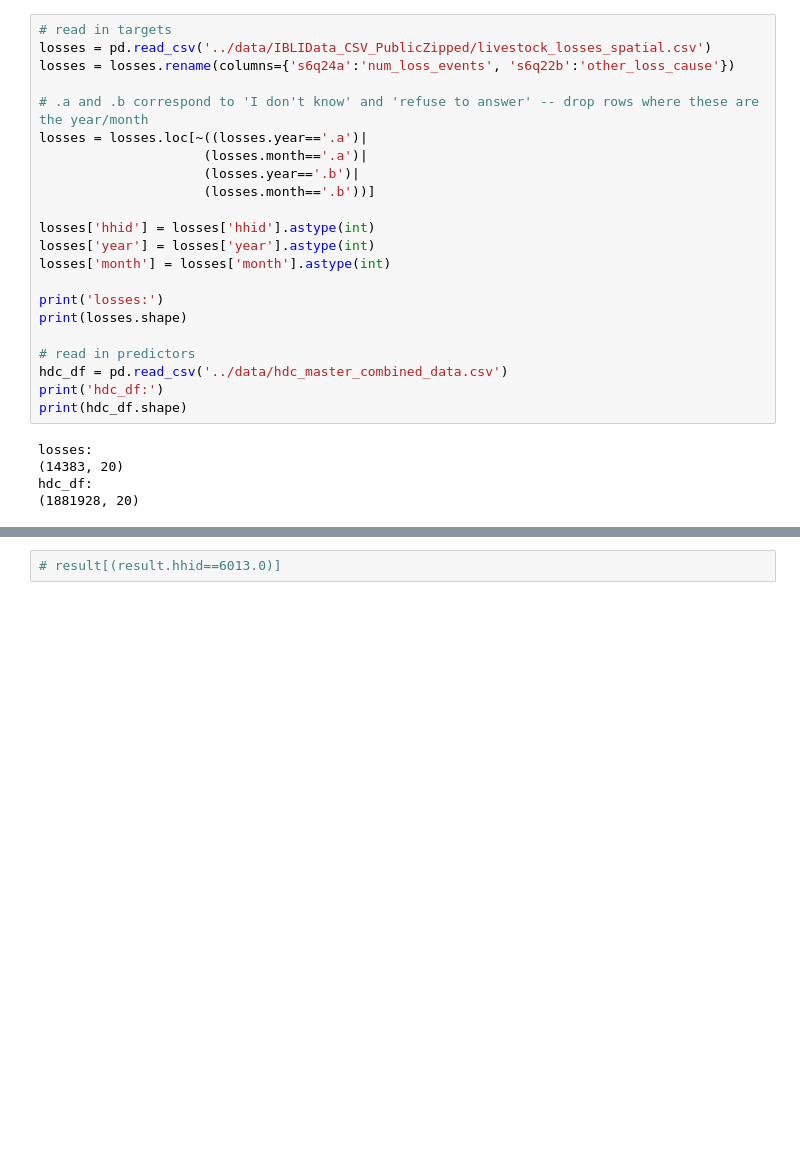
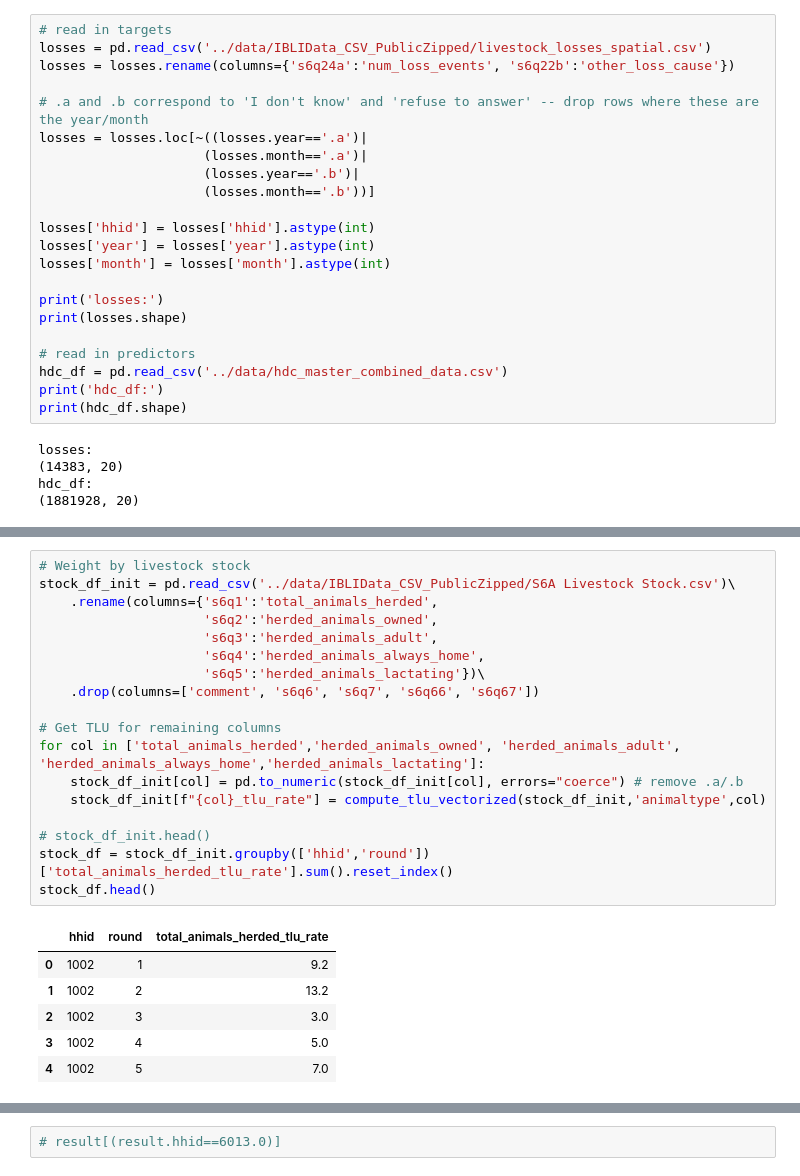
Before and after one commit to B3ND3R/livestock_mortality, a Jupyter notebook: notebooks/02_EDA_HDC.ipynb, the cells around one changed output, grey strips where cells are left out. Drawn from its saved outputs; the diff is of its cells as text; blank space fills up the shorter version.

```diff
--- a/notebooks/02_EDA_HDC.ipynb
+++ b/notebooks/02_EDA_HDC.ipynb
@@ -433,0 +474,25 @@ hdc_df:
+# %%
+# Weight by livestock stock
+stock_df_init = pd.read_csv('../data/IBLIData_CSV_PublicZipped/S6A Livestock Stock.csv')\
+    .rename(columns={'s6q1':'total_animals_herded',
+                     's6q2':'herded_animals_owned',
+                     's6q3':'herded_animals_adult',
+                     's6q4':'herded_animals_always_home',
+                     's6q5':'herded_animals_lactating'})\
+    .drop(columns=['comment', 's6q6', 's6q7', 's6q66', 's6q67'])
+
+# Get TLU for remaining columns
+for col in ['total_animals_herded','herded_animals_owned', 'herded_animals_adult', 'herded_animals_always_home','herded_animals_lactating']:
+    stock_df_init[col] = pd.to_numeric(stock_df_init[col], errors="coerce") # remove .a/.b
+    stock_df_init[f"{col}_tlu_rate"] = compute_tlu_vectorized(stock_df_init,'animaltype',col)
+
+# stock_df_init.head()
+stock_df = stock_df_init.groupby(['hhid','round'])['total_animals_herded_tlu_rate'].sum().reset_index()
+stock_df.head()
+# %% [output]
+|  | hhid | round | total_animals_herded_tlu_rate |
+| 0 | 1002 | 1 | 9.2 |
+| 1 | 1002 | 2 | 13.2 |
+| 2 | 1002 | 3 | 3.0 |
+| 3 | 1002 | 4 | 5.0 |
+| 4 | 1002 | 5 | 7.0 |
```
Also changed, not shown: parts of 8 cells of this notebook.
